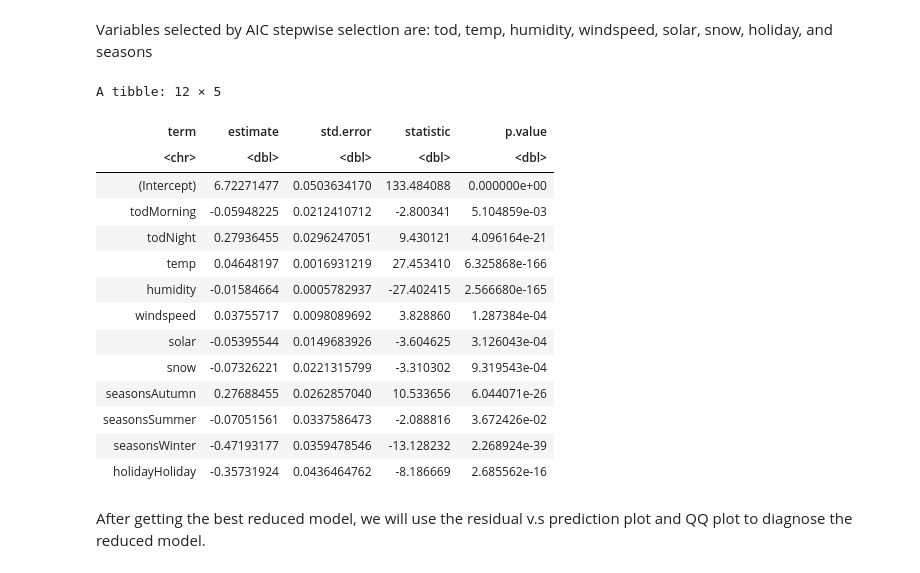
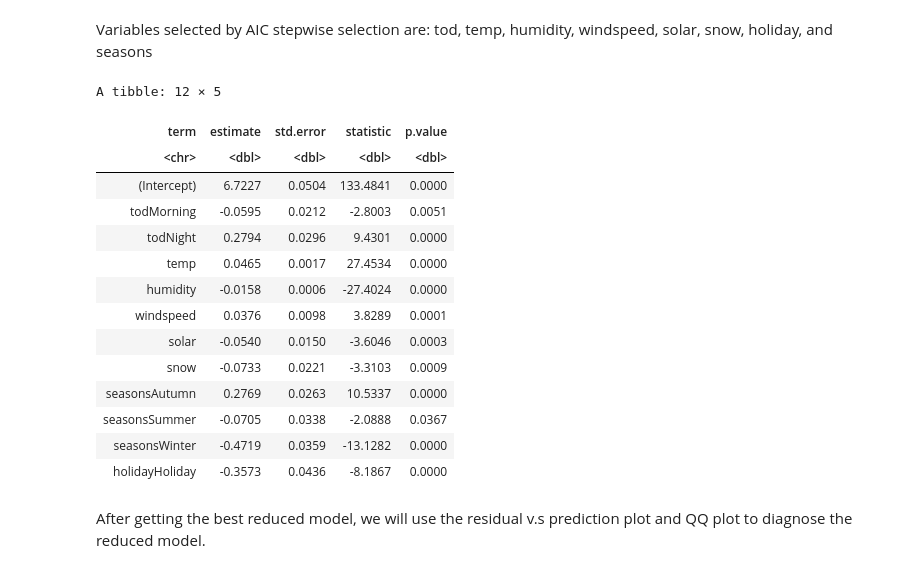
Before and after one commit to xiaohu1122/538A_project, a Jupyter notebook: 538A_Final_Project.ipynb, the cells around one changed output. Drawn from its saved outputs; the diff is of its cells as text; code cells hidden in the pictures.

```diff
--- a/538A_Final_Project.ipynb
+++ b/538A_Final_Project.ipynb
@@ -397,23 +397,23 @@ count ~ tod + temp + humidity + windspeed + visibility + solar +
 # %% [markdown]
 Variables selected by AIC stepwise selection are: tod, temp, humidity, windspeed, solar, snow, holiday, and seasons
 # %%
-tidy(AIC_nbinomial_model)
+tidy(AIC_nbinomial_model)  %>% mutate_if(is.numeric, round, 4)
 # %% [output]
 A tibble: 12 × 5
 | term | estimate | std.error | statistic | p.value |
 | <chr> | <dbl> | <dbl> | <dbl> | <dbl> |
-| (Intercept) | 6.72271477 | 0.0503634170 | 133.484088 | 0.000000e+00 |
-| todMorning | -0.05948225 | 0.0212410712 | -2.800341 | 5.104859e-03 |
-| todNight | 0.27936455 | 0.0296247051 | 9.430121 | 4.096164e-21 |
-| temp | 0.04648197 | 0.0016931219 | 27.453410 | 6.325868e-166 |
-| humidity | -0.01584664 | 0.0005782937 | -27.402415 | 2.566680e-165 |
-| windspeed | 0.03755717 | 0.0098089692 | 3.828860 | 1.287384e-04 |
-| solar | -0.05395544 | 0.0149683926 | -3.604625 | 3.126043e-04 |
-| snow | -0.07326221 | 0.0221315799 | -3.310302 | 9.319543e-04 |
-| seasonsAutumn | 0.27688455 | 0.0262857040 | 10.533656 | 6.044071e-26 |
-| seasonsSummer | -0.07051561 | 0.0337586473 | -2.088816 | 3.672426e-02 |
-| seasonsWinter | -0.47193177 | 0.0359478546 | -13.128232 | 2.268924e-39 |
-| holidayHoliday | -0.35731924 | 0.0436464762 | -8.186669 | 2.685562e-16 |
+| (Intercept) | 6.7227 | 0.0504 | 133.4841 | 0.0000 |
+| todMorning | -0.0595 | 0.0212 | -2.8003 | 0.0051 |
+| todNight | 0.2794 | 0.0296 | 9.4301 | 0.0000 |
+| temp | 0.0465 | 0.0017 | 27.4534 | 0.0000 |
+| humidity | -0.0158 | 0.0006 | -27.4024 | 0.0000 |
+| windspeed | 0.0376 | 0.0098 | 3.8289 | 0.0001 |
+| solar | -0.0540 | 0.0150 | -3.6046 | 0.0003 |
+| snow | -0.0733 | 0.0221 | -3.3103 | 0.0009 |
+| seasonsAutumn | 0.2769 | 0.0263 | 10.5337 | 0.0000 |
+| seasonsSummer | -0.0705 | 0.0338 | -2.0888 | 0.0367 |
+| seasonsWinter | -0.4719 | 0.0359 | -13.1282 | 0.0000 |
+| holidayHoliday | -0.3573 | 0.0436 | -8.1867 | 0.0000 |
 # %% [markdown]
 After getting the best reduced model, we will use the residual v.s prediction plot and QQ plot to diagnose the reduced model.
 # %%
```
Also changed, not shown: parts of 8 cells of this notebook.
